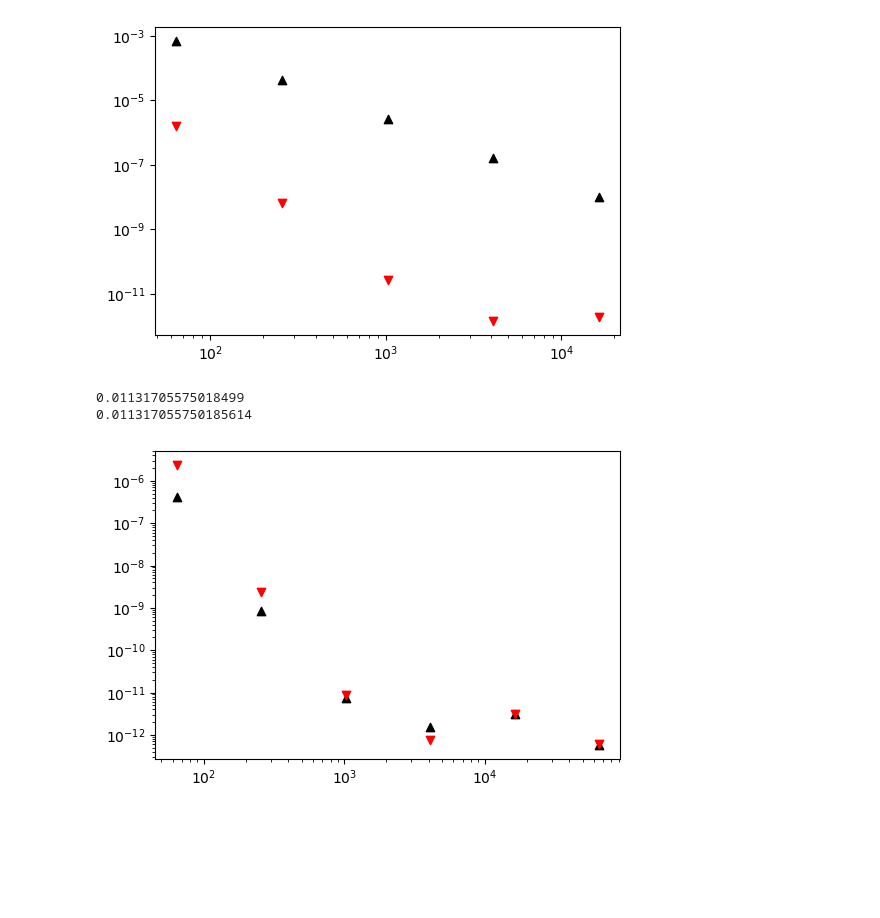
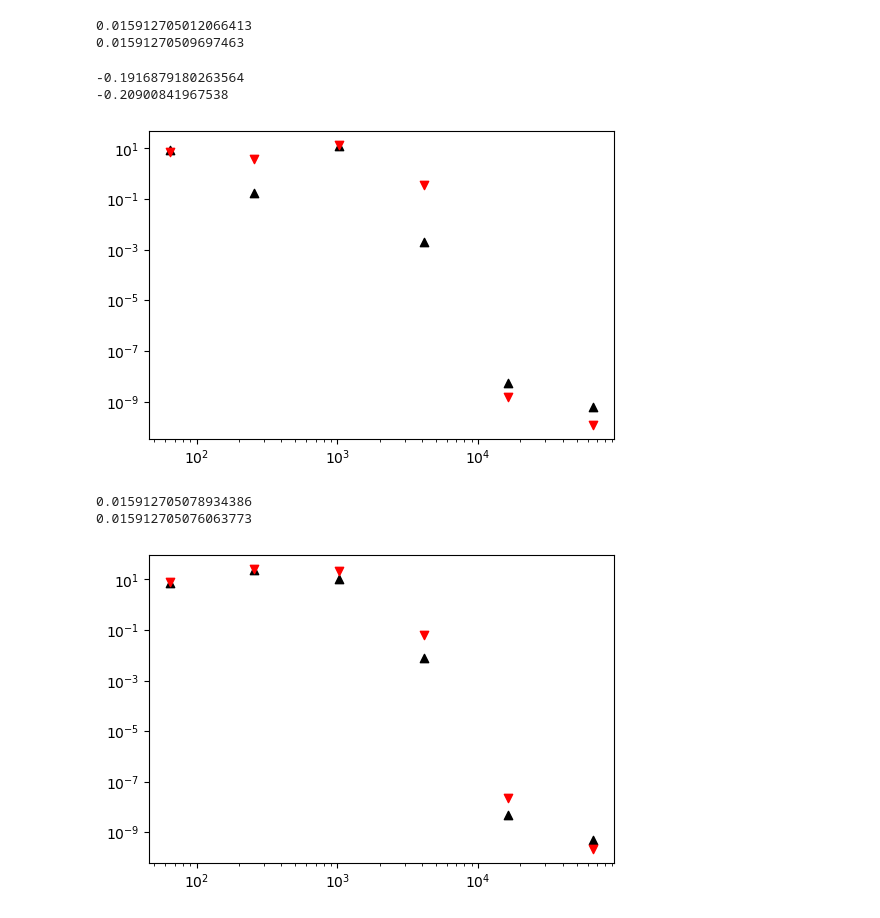
Before and after one commit to thompsonphys/inspectre, a Jupyter notebook: notebooks/test_inspectre.ipynb, the cells around one changed output. Drawn from its saved outputs; the diff is of its cells as text; code cells hidden in the pictures; blank space fills up the shorter version.

```diff
--- a/notebooks/test_inspectre.ipynb
+++ b/notebooks/test_inspectre.ipynb
@@ -54,2 +78,2 @@ insp.resample_trajectory(num_pts=2**N)
 # %%
-src_mn = insp.source_mn_integrand_along_trajectory(2, 1, 10.1, np.pi/2-0.1)
+src_mn = insp.source_mn_integrand_along_trajectory(2, 1, 10.0, 1.5701, full_traj=False)
@@ -64,21 +90,37 @@ print(sim_lam)
+# %%
+spdata = IUS(src_mn.T[0], src_mn.T[1], k=3).integral(0.0,src_mn.T[0][-1])
+sim_lam = it.simpson(src_mn.T[1], x=src_mn.T[0])
+print(spdata)
+print(sim_lam)
+# %% [output]
+0.015912705012066413
+0.01591270509697463
+# %%
+spdata = IUS(src_mn.T[0], src_mn.T[1], k=3).integral(0.0,src_mn.T[0][-1])
+sim_lam = it.simpson(src_mn.T[1], x=src_mn.T[0])
+print(spdata)
+print(sim_lam)
+# %% [output]
+-0.1916879180263564
+-0.20900841967538
 # %%
 plt.figure(figsize=(6,4))
-for i in [6, 8, 10, 12, 14]:
+for i in [6, 8, 10, 12, 14, 16]:
     insp.generate_equatorial_trajectory(num_pts=2**i)
-    src_mn = insp.source_mn_integrand_along_trajectory(2, 1, 10.1, np.pi/2-0.1)
+    src_mn = insp.source_mn_integrand_along_trajectory(2, 1, 10., 1.5701)
 
     tres = src_mn.T[0]
     le = len(tres)
     trapz = np.trapezoid(src_mn.T[1], x=tres)
     simps = it.simpson(src_mn.T[1], x=tres)
     trapz_rs = 1.0 - trapz / spdata
     simps_rs = 1.0 - simps / spdata
     plt.scatter(le, abs(trapz_rs), marker='^', c='k')
     plt.scatter(le, abs(simps_rs), marker='v', c='r')
 
 plt.yscale('log')
 plt.xscale('log')
 plt.show()
 # %% [output]
-[figure, old version]
+[figure, new version]
 # %%
@@ -89,24 +131,24 @@ src_mn = insp.source_mn_integrand_along_trajectory(2, 1, 10.1, np.pi/2-0.1)
 # %%
-spdata = IUS(src_mn.T[0], src_mn.T[1], k=3).integral(0,src_mn.T[0][-1])
-sim_lam = it.simpson(src_mn.T[1], x=src_mn.T[0])
-print(spdata)
-print(sim_lam)
+spdata_uni = IUS(src_mn.T[0], src_mn.T[1], k=3).integral(0,src_mn.T[0][-1])
+sim_lam_uni = it.simpson(src_mn.T[1], x=src_mn.T[0])
+print(spdata_uni)
+print(sim_lam_uni)
 # %% [output]
-0.01131705575018499
-0.011317055750185614
+0.015912705078934386
+0.015912705076063773
 # %%
 plt.figure(figsize=(6,4))
 for i in [6, 8, 10, 12, 14, 16]:
     insp.generate_equatorial_trajectory(num_pts=2**i)
     insp.resample_trajectory(num_pts=2**i)
-    src_mn = insp.source_mn_integrand_along_trajectory(2, 1, 10.1, np.pi/2-0.1)
+    src_mn = insp.source_mn_integrand_along_trajectory(2, 1, 10., 1.57010)
 
     tres = src_mn.T[0]
     le = len(tres)
     trapz = np.trapezoid(src_mn.T[1], x=tres)
     simps = it.simpson(src_mn.T[1], x=tres)
-    trapz_rs = 1.0 - trapz / spdata
-    simps_rs = 1.0 - simps / spdata
+    trapz_rs = 1.0 - trapz / spdata_uni
+    simps_rs = 1.0 - simps / spdata_uni
     plt.scatter(le, abs(trapz_rs), marker='^', c='k')
     plt.scatter(le, abs(simps_rs), marker='v', c='r')
 
@@ -114,4 +156,4 @@ plt.yscale('log')
 plt.xscale('log')
 plt.show()
 # %% [output]
-[figure, old version]
+[figure, new version]
```
Also changed, not shown: parts of 9 cells of this notebook, 2 other files.
